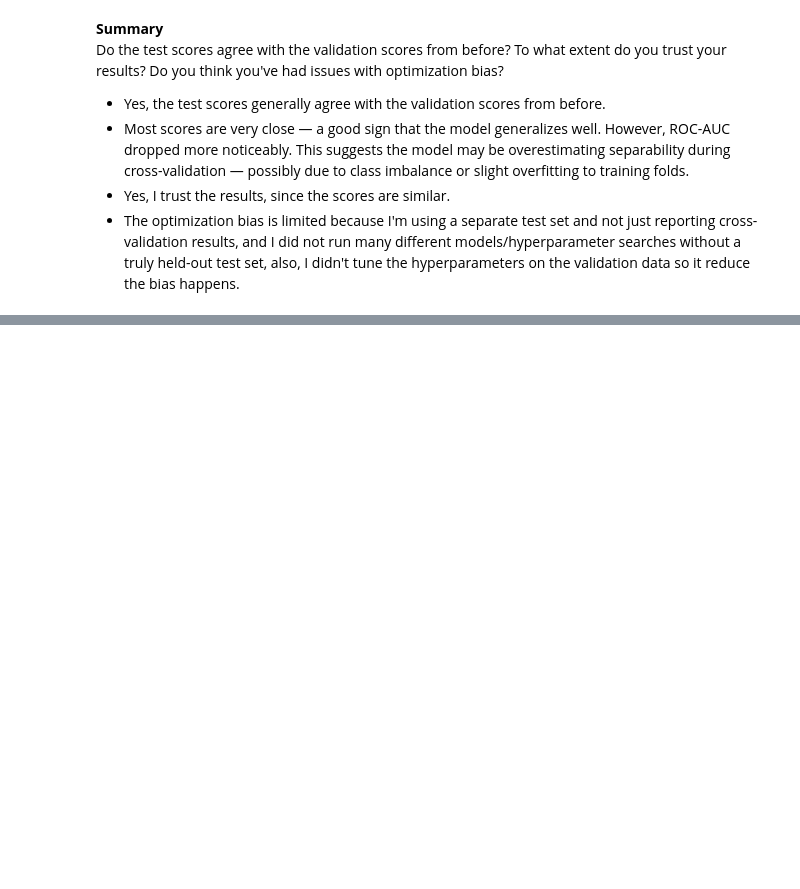
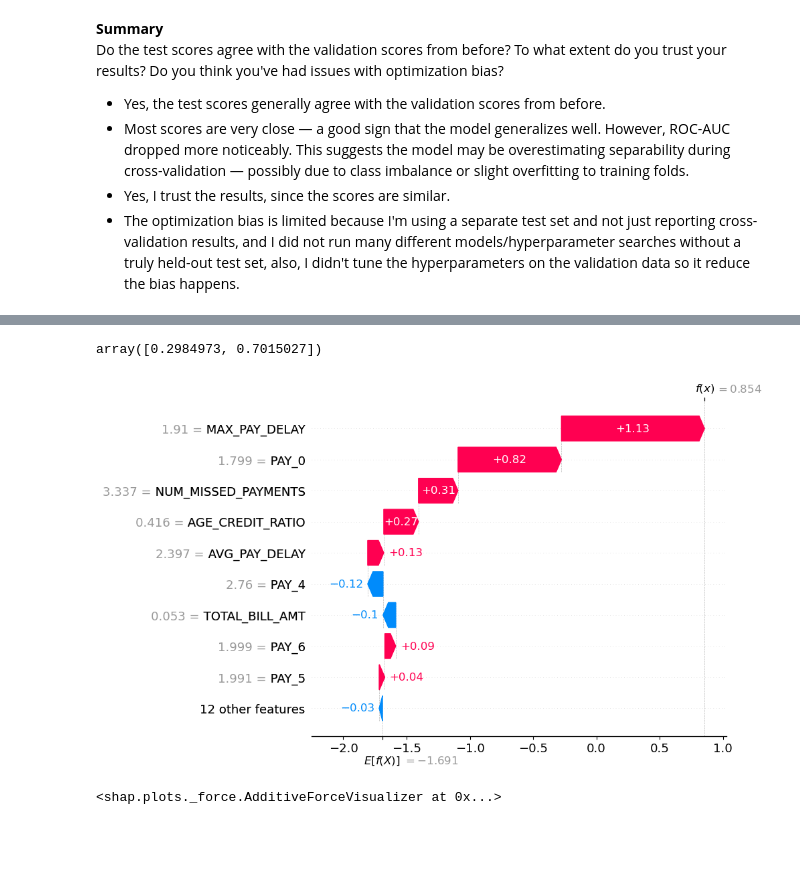
Before and after one commit to hhdning21/credit_card_default_classification, a Jupyter notebook: hw5.ipynb, the cells around one changed output, grey strips where cells are left out. Drawn from its saved outputs; the diff is of its cells as text; code cells hidden in the pictures; blank space fills up the shorter version.

```diff
--- a/hw5.ipynb
+++ b/hw5.ipynb
@@ -1371,0 +1366,3 @@ Do the test scores agree with the validation scores from before? To what extent
+# %%
+X_train_transformed = ct_modified.fit_transform(X_train)
+X_test_transformed = ct_modified.transform(X_test)
@@ -1372,3 +1408,27 @@ Do the test scores agree with the validation scores from before? To what extent
+# %%
+X_test_enc.iloc[ex1_idx]
+y_test.iloc[ex1_idx]
+pipebest_lgbm.fit(X_train,y_train)
+pipebest_lgbm.predict(X_test)[ex1_idx]
+pipebest_lgbm.predict_proba(X_test)[ex1_idx]
+# %% [output]
+array([0.2984973, 0.7015027])
+# %%
+model = pipebest_lgbm.named_steps["lgbmclassifier"]
+model.fit(X_train_enc, y_train)
+import shap
+
+explainer = shap.TreeExplainer(model) # define the shap explainer
+train_shap_values = explainer(X_train_enc) # train shap values
+test_shap_values = explainer(X_test_enc) # test shap values
+# %%
+shap.plots.waterfall(test_shap_values[ex1_idx])
+# %% [output]
+[figure, added]
+# %%
+shap.force_plot(explainer.expected_value, test_shap_values.values[ex1_idx, :], X_test_enc.iloc[ex1_idx, :])
+# %% [output]
+<shap.plots._force.AdditiveForceVisualizer at 0x...>
 # %%
 ...
 # %%
```
Also changed, not shown: parts of 5 cells of this notebook.
